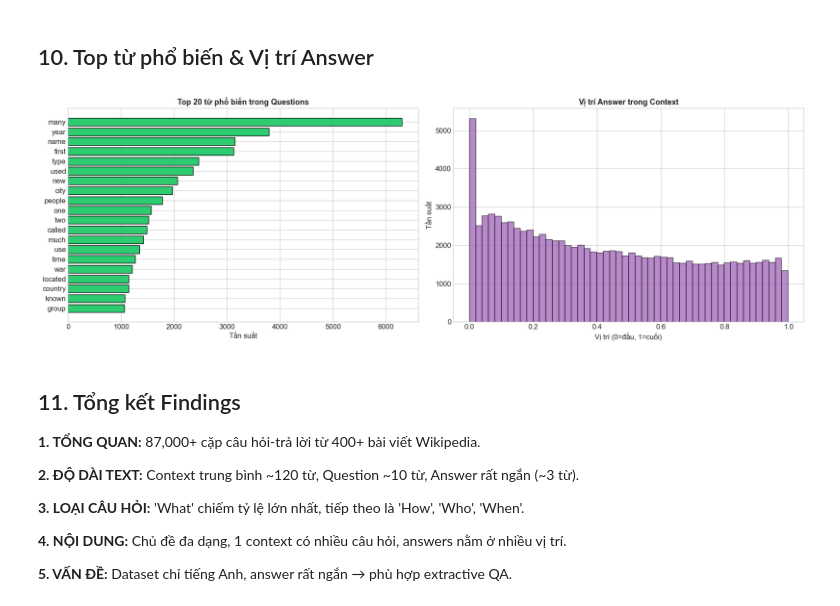
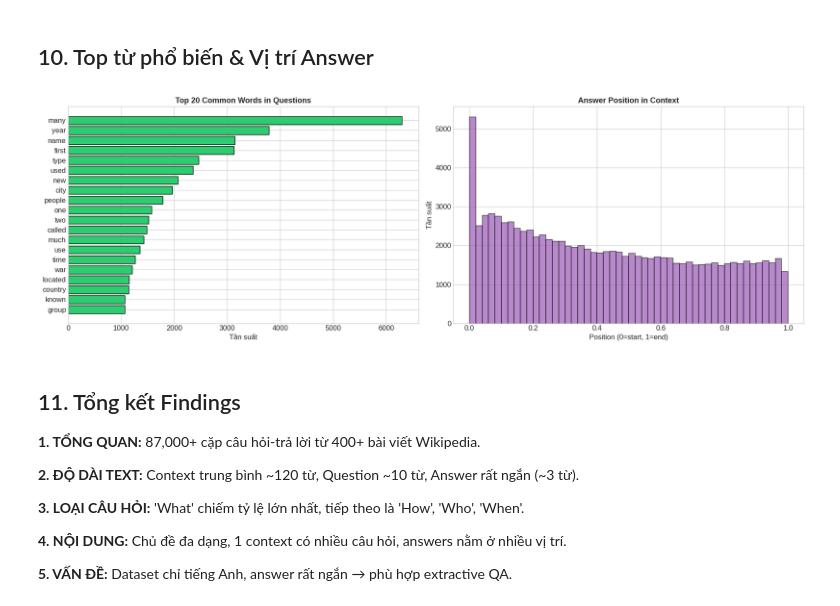
Before and after one commit to hoang-nguyenthe/Programming-for-AI-DataScience, a Jupyter notebook: eda_text.ipynb, the cells around one changed output. Drawn from its saved outputs; the diff is of its cells as text; code cells hidden in the pictures.

```diff
--- a/eda_text.ipynb
+++ b/eda_text.ipynb
@@ -242,37 +243,37 @@ plt.show()
 # Top words
 all_words = []
 for q in df['question']:
     words = re.findall(r'\b[a-z]+\b', q.lower())
     words = [w for w in words if w not in stop_words and len(w) > 2]
     all_words.extend(words)
 
 word_freq = Counter(all_words).most_common(20)
 words, counts = zip(*word_freq)
 
 fig, axes = plt.subplots(1, 2, figsize=(18, 6))
 
 axes[0].barh(range(len(words)), counts, color='#2ecc71', edgecolor='black')
 axes[0].set_yticks(range(len(words)))
 axes[0].set_yticklabels(words)
 axes[0].set_xlabel('Tần suất')
-axes[0].set_title('Top 20 từ phổ biến trong Questions', fontsize=13, fontweight='bold')
+axes[0].set_title('Top 20 Common Words in Questions', fontsize=13, fontweight='bold')
 axes[0].invert_yaxis()
 
 # Answer position
 df['answer_start'] = df['answers'].apply(lambda x: x['answer_start'][0] if len(x['answer_start']) > 0 else 0)
 df['context_char_count'] = df['context'].apply(len)
 df['answer_position_ratio'] = df['answer_start'] / df['context_char_count']
 
 axes[1].hist(df['answer_position_ratio'], bins=50, color='#9b59b6', edgecolor='black', alpha=0.7)
-axes[1].set_title('Vị trí Answer trong Context', fontsize=13, fontweight='bold')
-axes[1].set_xlabel('Vị trí (0=đầu, 1=cuối)')
+axes[1].set_title('Answer Position in Context', fontsize=13, fontweight='bold')
+axes[1].set_xlabel('Position (0=start, 1=end)')
 axes[1].set_ylabel('Tần suất')
 
 plt.tight_layout()
 plt.savefig('text_05_top_words_and_position.png', dpi=150, bbox_inches='tight')
 plt.show()
 # %% [output]
-[figure, old version]
+[figure, new version]
 # %% [markdown]
 ## 11. Tổng kết Findings
 
```
Also changed, not shown: parts of 5 cells of this notebook, 29 other files.
